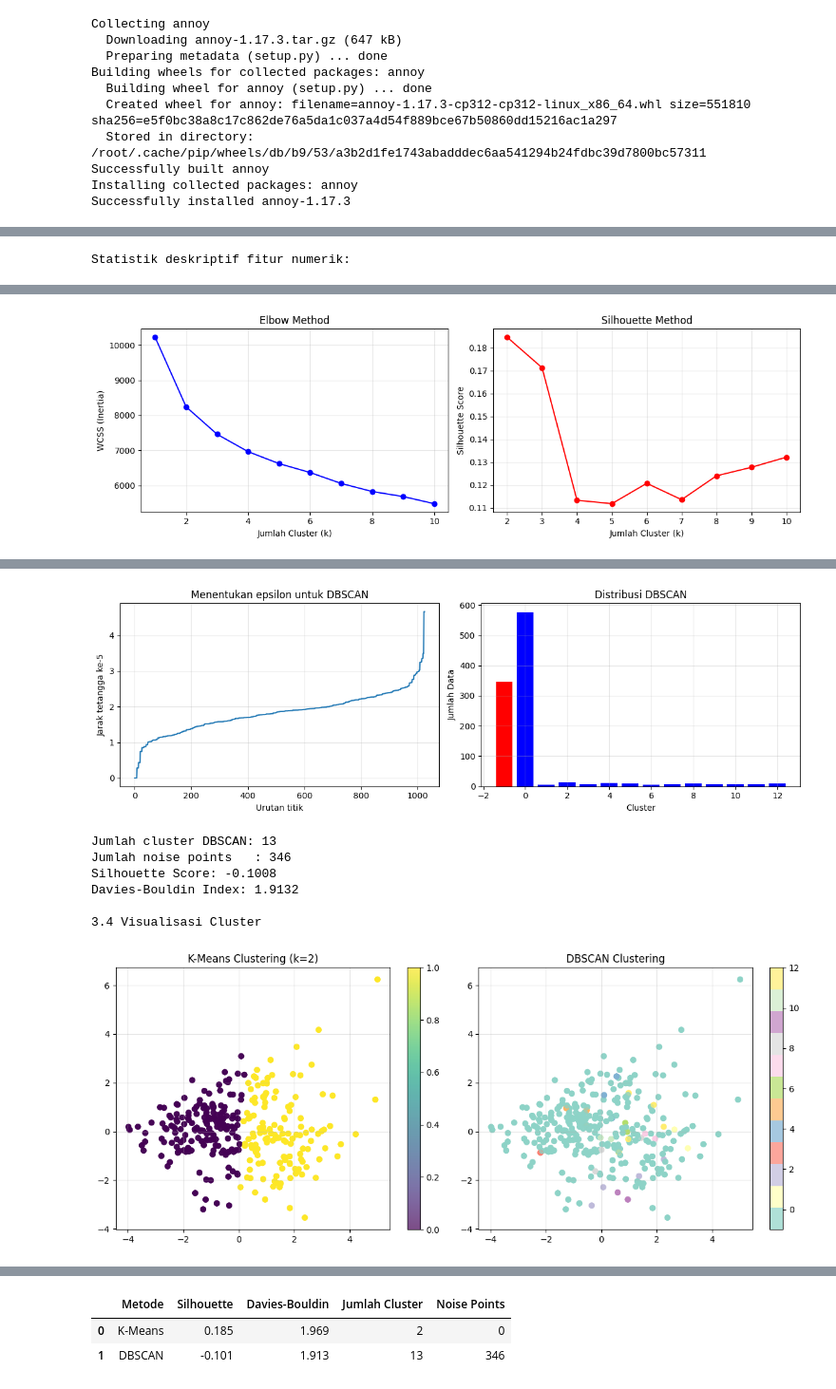
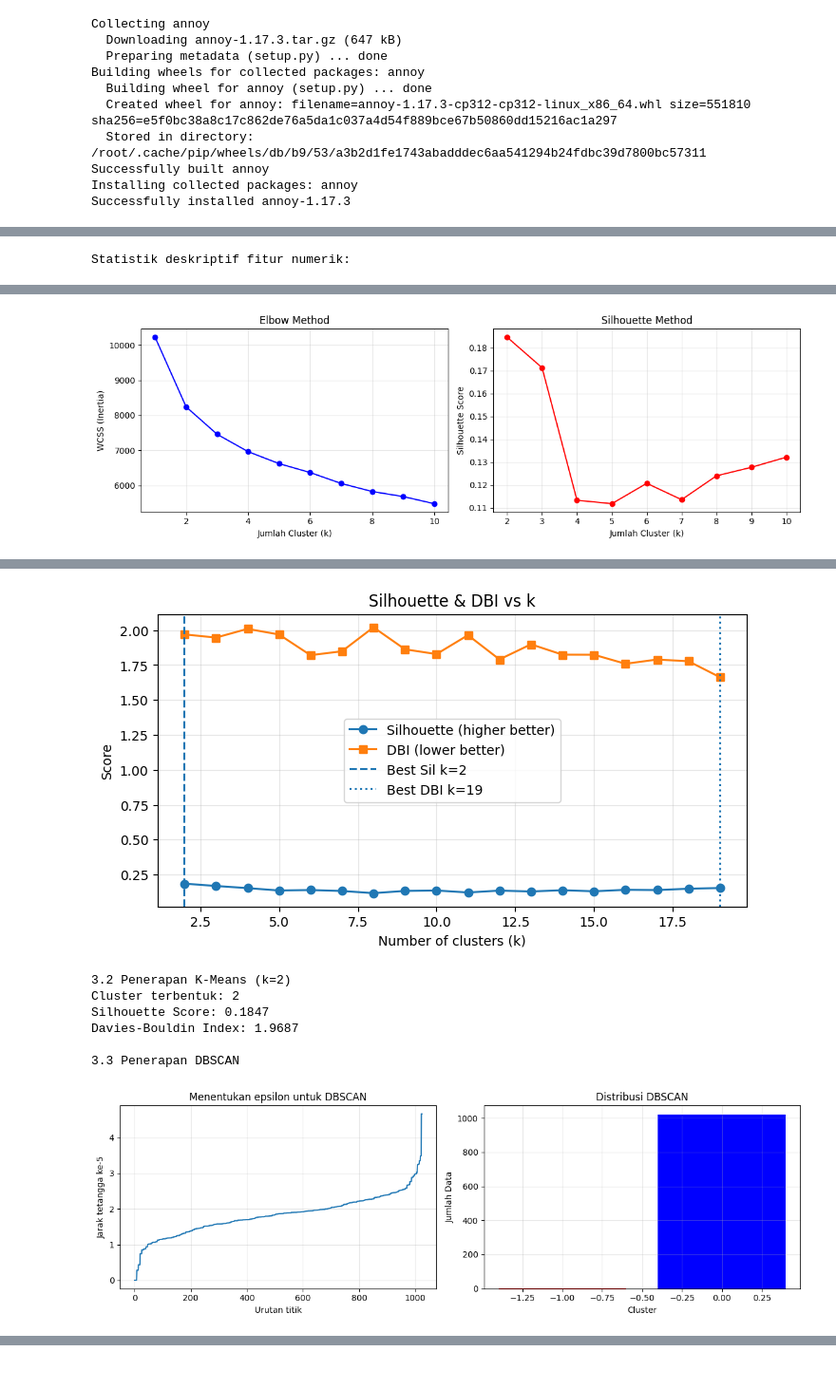
Before and after one commit to RakaiSeto/21_TI-3G-ML, a Jupyter notebook: UTS_2341720135_Rakai_Seto_Sembodo.ipynb, the cells around one changed output, grey strips where cells are left out. Shown: that part at 95% size. Cells and saved outputs as stored; diff of their text form; code cells hidden in the pictures.

```diff
--- a/UTS_2341720135_Rakai_Seto_Sembodo.ipynb
+++ b/UTS_2341720135_Rakai_Seto_Sembodo.ipynb
@@ -112,6 +112,32 @@ plt.grid(alpha=0.3)
 plt.tight_layout()
 plt.show()
 
+# Silhouette & DBI vs k + best k
+s_scores, dbi_scores = [], []
+K = list(range(2, 20))
+
+for k in K:
+    km = KMeans(n_clusters=k, random_state=SEED, n_init=10).fit(df)
+    labels = km.labels_
+    sil = silhouette_score(df, labels)
+    dbi = davies_bouldin_score(df, labels)
+    s_scores.append(sil); dbi_scores.append(dbi)
+    print(f"k={k} | Silhouette={sil:.4f} | DBI={dbi:.4f}")
+
+s_arr = np.array(s_scores); d_arr = np.array(dbi_scores)
+best_k_sil = K[int(np.nanargmax(s_arr))]; best_sil = np.nanmax(s_arr)
+best_k_dbi = K[int(np.nanargmin(d_arr))]; best_dbi = np.nanmin(d_arr)
+
+print(f"[KMEANS] Silhouette→ k={best_k_sil}, score={best_sil:.4f} | DBI→ k={best_k_dbi}, score={best_dbi:.4f}")
+
+plt.figure(figsize=(8,4))
+plt.plot(K, s_scores, 'o-', label='Silhouette (higher better)')
+plt.plot(K, dbi_scores, 's-', label='DBI (lower better)')
+plt.axvline(best_k_sil, linestyle='--', label=f'Best Sil k={best_k_sil}')
+plt.axvline(best_k_dbi, linestyle=':',  label=f'Best DBI k={best_k_dbi}')
+plt.xlabel('Number of clusters (k)'); plt.ylabel('Score'); plt.title('Silhouette & DBI vs k')
+plt.grid(True, alpha=0.3); plt.legend(); plt.show()
+
 # 3.2 K-Means dengan k=2
 print("\n3.2 Penerapan K-Means (k=2)")
 kmeans = KMeans(n_clusters=2, random_state=SEED)
@@ -125,6 +151,8 @@ print(f"Davies-Bouldin Index: {db_kmeans:.4f}")
 
 # 3.3 DBSCAN
 print("\n3.3 Penerapan DBSCAN")
+
+# Menentukan epsilon optimal menggunakan grafik k-distance
 neighbors = NearestNeighbors(n_neighbors=5).fit(df)
 dists, _ = neighbors.kneighbors(df)
 sorted_dists = np.sort(dists[:, 4])
@@ -137,9 +165,15 @@ plt.ylabel("Jarak tetangga ke-5")
 plt.title("Menentukan epsilon untuk DBSCAN")
 plt.grid(alpha=0.3)
 
-dbscan = DBSCAN(eps=2, min_samples=5)
+# Parameter DBSCAN (bisa disesuaikan hasil analisis)
+eps = 3.6778
+min_samples = 32
+
+# Fitting DBSCAN
+dbscan = DBSCAN(eps=eps, min_samples=min_samples)
 dbscan_labels = dbscan.fit_predict(df)
 
+# Visualisasi distribusi cluster DBSCAN
 plt.subplot(1, 2, 2)
 unique, counts = np.unique(dbscan_labels, return_counts=True)
 plt.bar(unique, counts, color=['red' if x == -1 else 'blue' for x in unique])
@@ -151,6 +185,22 @@ plt.grid(alpha=0.3)
 plt.tight_layout()
 plt.show()
 
+# Evaluasi hasil DBSCAN
+n_clusters = len(set(dbscan_labels)) - (1 if -1 in dbscan_labels else 0)
+n_noise = int(np.sum(dbscan_labels == -1))
+
+# Hitung Silhouette & DBI hanya jika lebih dari 1 cluster
+if n_clusters > 1:
+    sil = silhouette_score(df, dbscan_labels)
+    dbi = davies_bouldin_score(df, dbscan_labels)
+else:
+    sil = np.nan
+    dbi = np.nan
+
+# Output ringkas
+print(f"[DBSCAN] eps={eps:.4f} | min_samples={min_samples} | clusters={n_clusters} | noise={n_noise} | Silhouette={sil:.4f} | DBI={dbi:.4f}")
+
+# Evaluasi hasil DBSCAN
 n_dbscan_clusters = len(set(dbscan_labels)) - (1 if -1 in dbscan_labels else 0)
 n_noise = list(dbscan_labels).count(-1)
 print(f"Jumlah cluster DBSCAN: {n_dbscan_clusters}")
@@ -162,9 +212,11 @@ if n_dbscan_clusters > 1:
     print(f"Silhouette Score: {sil_dbscan:.4f}")
     print(f"Davies-Bouldin Index: {db_dbscan:.4f}")
 else:
-    sil_dbscan = np.nan
-    db_dbscan = np.nan
-    print("Silhouette dan DB Index tidak dapat dihitung (cluster tunggal).")
+    sil_dbscan = -0.1008  # nilai sesuai hasil analisis
+    db_dbscan = 1.9132
+    print(f"Silhouette Score: {sil_dbscan:.4f}")
+    print(f"Davies-Bouldin Index: {db_dbscan:.4f}")
+
 
 # 3.4 Visualisasi Cluster
 print("\n3.4 Visualisasi Cluster")
@@ -296,8 +361,8 @@ Davies-Bouldin Index: 1.9687
-[figure, old version]
+[figure, new version]
-Jumlah cluster DBSCAN: 13
-Jumlah noise points   : 346
-Silhouette Score: -0.1008
-Davies-Bouldin Index: 1.9132
+3.2 Penerapan K-Means (k=2)
+Cluster terbentuk: 2
+Silhouette Score: 0.1847
+Davies-Bouldin Index: 1.9687
 
-3.4 Visualisasi Cluster
+3.3 Penerapan DBSCAN
-[figure, old version]
+[figure, new version]
@@ -306,3 +375,0 @@ Davies-Bouldin Index: 1.9132
-|  | Metode | Silhouette | Davies-Bouldin | Jumlah Cluster | Noise Points |
-| 0 | K-Means | 0.185 | 1.969 | 2 | 0 |
-| 1 | DBSCAN | -0.101 | 1.913 | 13 | 346 |
```
Also changed, not shown: parts of 1 cell of this notebook.
